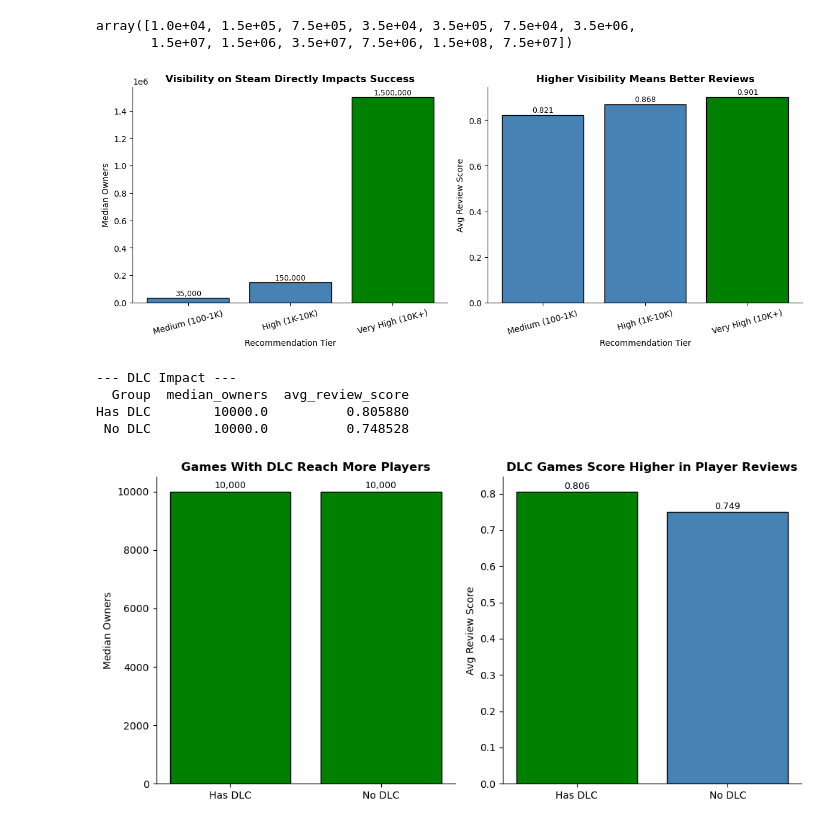
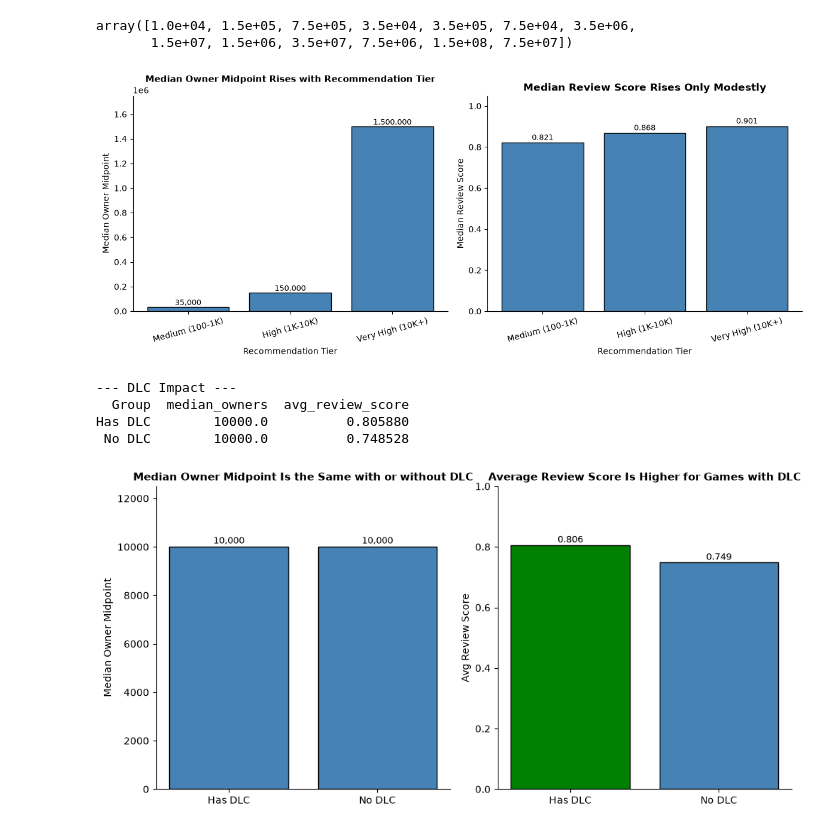
Before and after one commit to chooseyourtacoday/steam-rpg-analysis, a Jupyter notebook: steam-rpg.ipynb, the cells around one changed output. Cells and saved outputs as stored; diff of their text form; code cells hidden in the pictures.

```diff
--- a/steam-rpg.ipynb
+++ b/steam-rpg.ipynb
@@ -356,7 +358,7 @@ for bar in bars1:
                  bar.get_height() + 20,
                  f'{int(bar.get_height()):,}',
                  ha='center', va='bottom', fontsize=9)
-axes[0].set_title('Action RPG Dominates the RPG Market on Steam',
+axes[0].set_title('Action RPG Has the Most Tagged Games',
                   fontsize=12, fontweight='bold')
 axes[0].set_ylabel('Number of Games')
 axes[0].set_xlabel('Sub-genre')
@@ -372,7 +374,7 @@ for bar in bars2:
                  bar.get_height() + 0.002,
                  f'{bar.get_height():.3f}',
                  ha='center', va='bottom', fontsize=9)
-axes[1].set_title('Metroidvania Leads in Player Reception',
+axes[1].set_title('Metroidvania Has the Highest Average Review Score',
                   fontsize=12, fontweight='bold')
 axes[1].set_ylabel('Avg Review Score (0-1)')
 axes[1].set_xlabel('Sub-genre')
@@ -497,11 +497,9 @@ rec_tiers = rec_summary.index.tolist()
 owner_values = rec_summary['owners_mid'].tolist()
 review_values = rec_summary['review_score'].tolist()
 
-# Highlight the highest tier in green
-owner_colors = ['steelblue' if v != max(owner_values)
-                else 'green' for v in owner_values]
-review_colors = ['steelblue' if v != max(review_values)
-                 else 'green' for v in review_values]
+# One color. A taller bar is an association, not evidence that visibility causes success.
+owner_colors = ['steelblue'] * len(owner_values)
+review_colors = ['steelblue'] * len(review_values)
 
 # Left chart — Median Owners
 bars1 = axes[0].bar(rec_tiers, owner_values,
@@ -511,9 +509,9 @@ for bar in bars1:
                  bar.get_height() + 1000,
                  f'{int(bar.get_height()):,}',
                  ha='center', va='bottom', fontsize=9)
-axes[0].set_title('Visibility on Steam Directly Impacts Success',
-                  fontsize=12, fontweight='bold')
-axes[0].set_ylabel('Median Owners')
+axes[0].set_title('Median Owner Midpoint Rises with Recommendation Tier',
+                  fontsize=11, fontweight='bold')
+axes[0].set_ylabel('Median Owner Midpoint')
 axes[0].set_xlabel('Recommendation Tier')
 axes[0].spines['top'].set_visible(False)
 axes[0].spines['right'].set_visible(False)
@@ -527,9 +525,9 @@ for bar in bars2:
                  bar.get_height() + 0.005,
                  f'{bar.get_height():.3f}',
                  ha='center', va='bottom', fontsize=9)
-axes[1].set_title('Higher Visibility Means Better Reviews',
+axes[1].set_title('Median Review Score Rises Only Modestly',
                   fontsize=12, fontweight='bold')
-axes[1].set_ylabel('Avg Review Score')
+axes[1].set_ylabel('Median Review Score')
 axes[1].set_xlabel('Recommendation Tier')
 axes[1].spines['top'].set_visible(False)
 axes[1].spines['right'].set_visible(False)
@@ -538,7 +536,7 @@ axes[1].tick_params(axis='x', rotation=15)
 plt.tight_layout()
 plt.show()
 # %% [output]
-[figure, old version]
+[figure, new version]
 # %%
 # ============================================================
 # OBJECTIVE 6: Should They Include DLC?
@@ -579,44 +577,44 @@ Has DLC        10000.0          0.805880
 # %%
 fig, axes = plt.subplots(1, 2, figsize=(10, 5))
 
-dlc_colors = ['green' if v == max(dlc_summary['median_owners'])
-              else 'steelblue' for v in dlc_summary['median_owners']]
+# The two medians are equal, so neither bar is highlighted as a winner.
+dlc_colors = ['steelblue', 'steelblue']
 review_colors = ['green' if v == max(dlc_summary['avg_review_score'])
                  else 'steelblue' for v in dlc_summary['avg_review_score']]
 
 # Left chart — Median Owners
 bars1 = axes[0].bar(dlc_summary['Group'], dlc_summary['median_owners'],
                     color=dlc_colors, edgecolor='black')
 for bar in bars1:
     axes[0].text(bar.get_x() + bar.get_width() / 2,
                  bar.get_height() + 50,
                  f'{int(bar.get_height()):,}',
                  ha='center', va='bottom', fontsize=9)
-axes[0].set_title('Games With DLC Reach More Players',
-                  fontsize=12, fontweight='bold')
-axes[0].set_ylabel('Median Owners')
+axes[0].set_title('Median Owner Midpoint Is the Same with or without DLC',
+                  fontsize=11, fontweight='bold')
+axes[0].set_ylabel('Median Owner Midpoint')
 axes[0].spines['top'].set_visible(False)
 axes[0].spines['right'].set_visible(False)
 axes[0].tick_params(axis='x', rotation=0)
 
 # Right chart — Avg Review Score
 bars2 = axes[1].bar(dlc_summary['Group'], dlc_summary['avg_review_score'],
                     color=review_colors, edgecolor='black')
 for bar in bars2:
     axes[1].text(bar.get_x() + bar.get_width() / 2,
                  bar.get_height() + 0.002,
                  f'{bar.get_height():.3f}',
                  ha='center', va='bottom', fontsize=9)
-axes[1].set_title('DLC Games Score Higher in Player Reviews',
-                  fontsize=12, fontweight='bold')
+axes[1].set_title('Average Review Score Is Higher for Games with DLC',
+                  fontsize=11, fontweight='bold')
 axes[1].set_ylabel('Avg Review Score')
 axes[1].spines['top'].set_visible(False)
 axes[1].spines['right'].set_visible(False)
 axes[1].tick_params(axis='x', rotation=0)
 
 plt.tight_layout()
 plt.show()
 # %% [output]
-[figure, old version]
+[figure, new version]
 # %%
 # ============================================================
```
Also changed, not shown: parts of 11 cells of this notebook, 7 other files.
